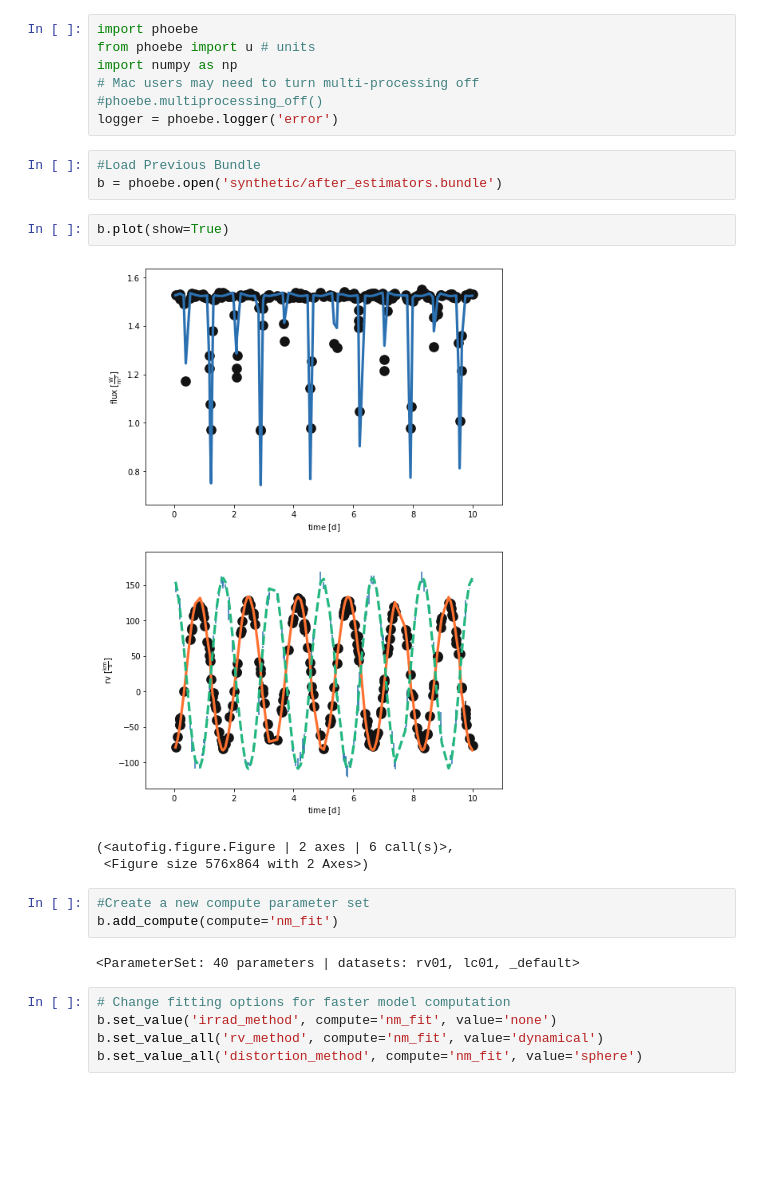
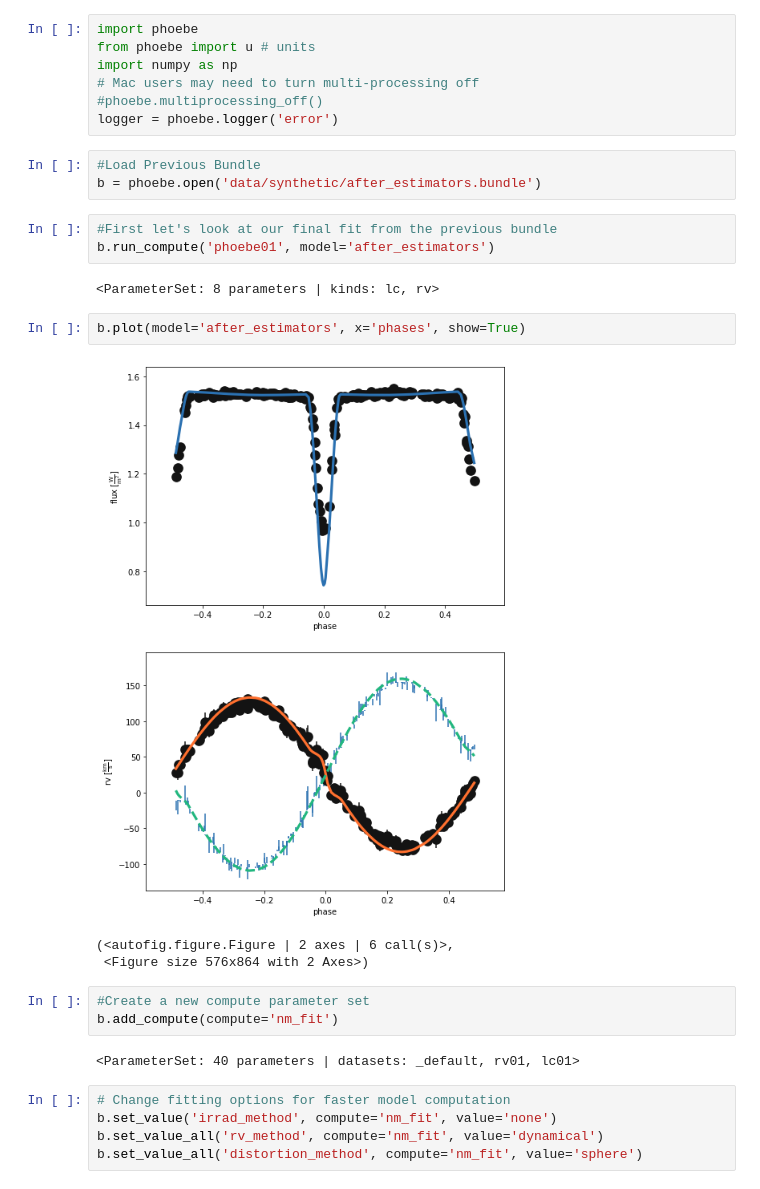
Before and after one commit to phoebe-project/phoebe2-workshop, a Jupyter notebook: Tutorial_08b_optimizers.ipynb, the cells around one changed output. Saved outputs shown, nothing was run; the diff lists cells and outputs as text; blank space fills up the shorter version.

```diff
--- a/Tutorial_08b_optimizers.ipynb
+++ b/Tutorial_08b_optimizers.ipynb
@@ -7,18 +15,23 @@ import numpy as np
 logger = phoebe.logger('error')
 # %%
 #Load Previous Bundle
-b = phoebe.open('synthetic/after_estimators.bundle')
+b = phoebe.open('data/synthetic/after_estimators.bundle')
+# %%
+#First let's look at our final fit from the previous bundle
+b.run_compute('phoebe01', model='after_estimators')
+# %% [output]
+<ParameterSet: 8 parameters | kinds: lc, rv>
 # %%
-b.plot(show=True)
+b.plot(model='after_estimators', x='phases', show=True)
 # %% [output]
-[figure, old version]
+[figure, new version]
 (<autofig.figure.Figure | 2 axes | 6 call(s)>,
  <Figure size 576x864 with 2 Axes>)
 # %%
 #Create a new compute parameter set
 b.add_compute(compute='nm_fit')
 # %% [output]
-<ParameterSet: 40 parameters | datasets: rv01, lc01, _default>
+<ParameterSet: 40 parameters | datasets: _default, rv01, lc01>
 # %%
 # Change fitting options for faster model computation
 b.set_value('irrad_method', compute='nm_fit', value='none')
```
Also changed, not shown: parts of 20 cells of this notebook.
